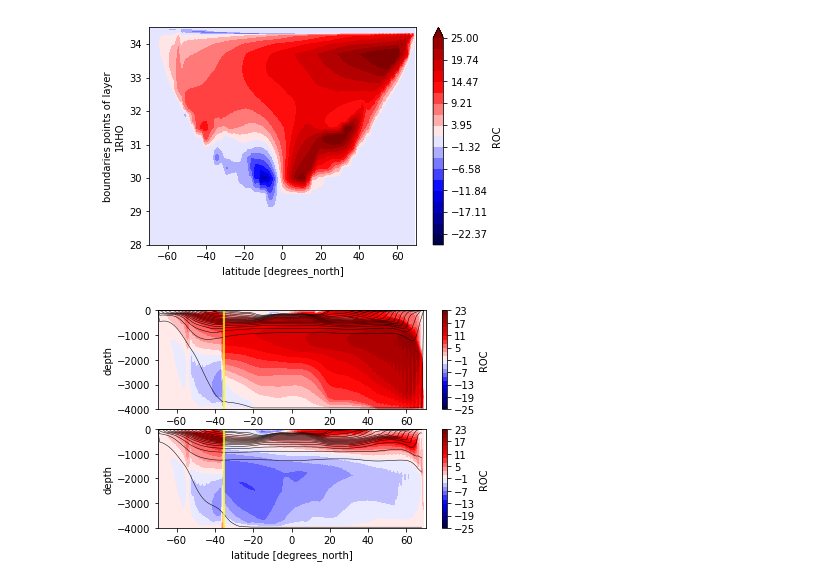
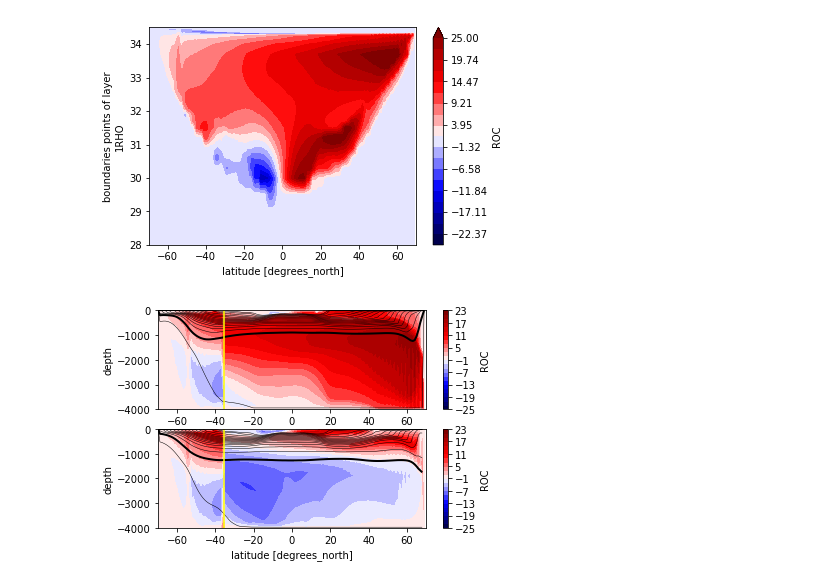
Before and after one commit to cspencerjones/tracers_two_basin, a Jupyter notebook: layers.ipynb, the cells around one changed output. Cells and saved outputs as stored; diff of their text form; code cells hidden in the pictures.

Commit message:
Supplementary figure

```diff
--- a/layers.ipynb
+++ b/layers.ipynb
@@ -60,27 +60,29 @@ ROC_pac.name='ROC'
 # %%
 fig = plt.figure()
 plt.subplot(2, 1, 1)
 b = ROC_atl.copy()
 b[:,0:35]=ROC_tot[:,0:35].copy()
 b.coords['depth']=-layers_depth_atlmix
 (b/10**6).plot.contourf(x='YG',y='depth',vmin=-25,vmax=25,xlim=(-70,70),ylim=(-4000,0),levels=np.arange(-25,25,2), cmap='seismic')
 layer_1RHO_center_new = xr.DataArray(layers_depth_atl, dims=['layer_1RHO_bounds','YG'], coords={'layer_1RHO_bounds': ds.layer_1RHO_bounds,'YG':ds.YG})
 layer2D,_=(xr.broadcast(-9.81*(ds.layer_1RHO_bounds-35)/1035, ds.YG))
 layer2D.coords['depth']=(-layer_1RHO_center_new)
-layer2D.plot.contour(x='YG',y='depth',levels=np.arange(0,0.04,0.002),colors='black',linewidths=0.5)#np.arange(0.0076,0.04,0.002)
+layer2D.plot.contour(x='YG',y='depth',levels=np.arange(0,0.04,0.002),colors='black',linewidths=0.5)
+layer2D.plot.contour(x='YG',y='depth',levels=np.arange(0.008,0.4,0.2),colors='black',linewidths=2)
 plt.axvline(x=-35.5,color='yellow')
 
 plt.subplot(2, 1, 2)
 b = ROC_pac.copy()
 b[:,0:35]=ROC_tot[:,0:35].copy()
 b.coords['depth']=-layers_depth_pacmix
 (b/10**6).plot.contourf(x='YG',y='depth',vmin=-25,vmax=25,xlim=(-70,70),ylim=(-4000,0),levels=np.arange(-25,25,2),cmap='seismic')
 layer_1RHO_center_new = xr.DataArray(layers_depth_pac, dims=['layer_1RHO_bounds','YG'], coords={'layer_1RHO_bounds': ds.layer_1RHO_bounds,'YG':ds.YG})
 layer2D,_=(xr.broadcast(-9.81*(ds.layer_1RHO_bounds-35)/1035, ds.YG))
 layer2D.coords['depth']=(-layer_1RHO_center_new)
 layer2D=layer2D.where(layer2D.YG<69)
-layer2D.plot.contour(x='YG',y='depth',levels=np.arange(0,0.04,0.002),colors='black',linewidths=0.5)#np.arange(0.006,0.04,0.002)
+layer2D.plot.contour(x='YG',y='depth',levels=np.arange(0,0.04,0.002),colors='black',linewidths=0.5)
+layer2D.plot.contour(x='YG',y='depth',levels=np.arange(0.008,0.4,0.2),colors='black',linewidths=2)
 plt.axvline(x=-35.5,color='yellow')
 fig.savefig('../ROC.eps', bbox_inches='tight')
 # %% [output]
-[figure, old version]
+[figure, new version]
```
Also changed, not shown: parts of 2 cells of this notebook.
